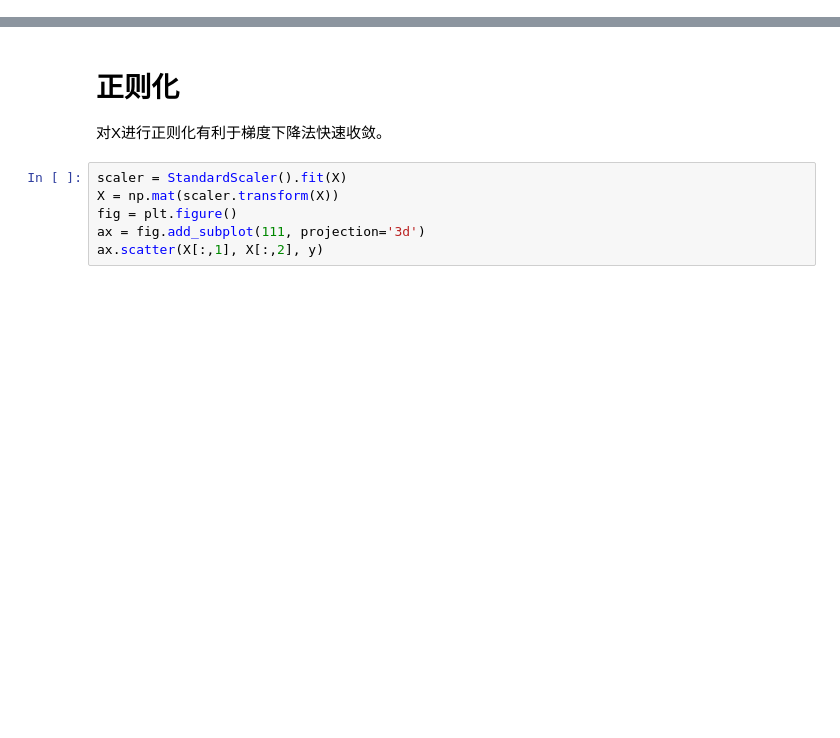
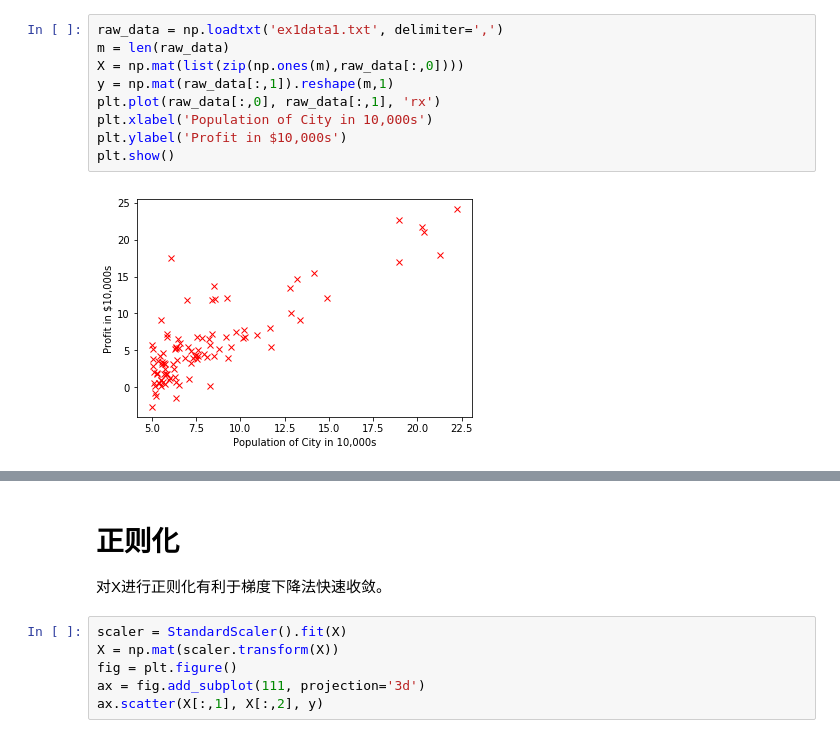
Before and after one commit to mvpboss1004/coursera_andrewng_ml, a Jupyter notebook: machine-learning-ex1/ex1/ex1.ipynb, the cells around one changed output, grey strips where cells are left out. Saved outputs shown, nothing was run; the diff lists cells and outputs as text; blank space fills up the shorter version.

```diff
--- a/machine-learning-ex1/ex1/ex1.ipynb
+++ b/machine-learning-ex1/ex1/ex1.ipynb
@@ -5,0 +19,11 @@
+# %%
+raw_data = np.loadtxt('ex1data1.txt', delimiter=',')
+m = len(raw_data)
+X = np.mat(list(zip(np.ones(m),raw_data[:,0])))
+y = np.mat(raw_data[:,1]).reshape(m,1)
+plt.plot(raw_data[:,0], raw_data[:,1], 'rx')
+plt.xlabel('Population of City in 10,000s')
+plt.ylabel('Profit in $10,000s')
+plt.show()
+# %% [output]
+[figure, added]
```
Also changed, not shown: parts of 15 cells of this notebook.
